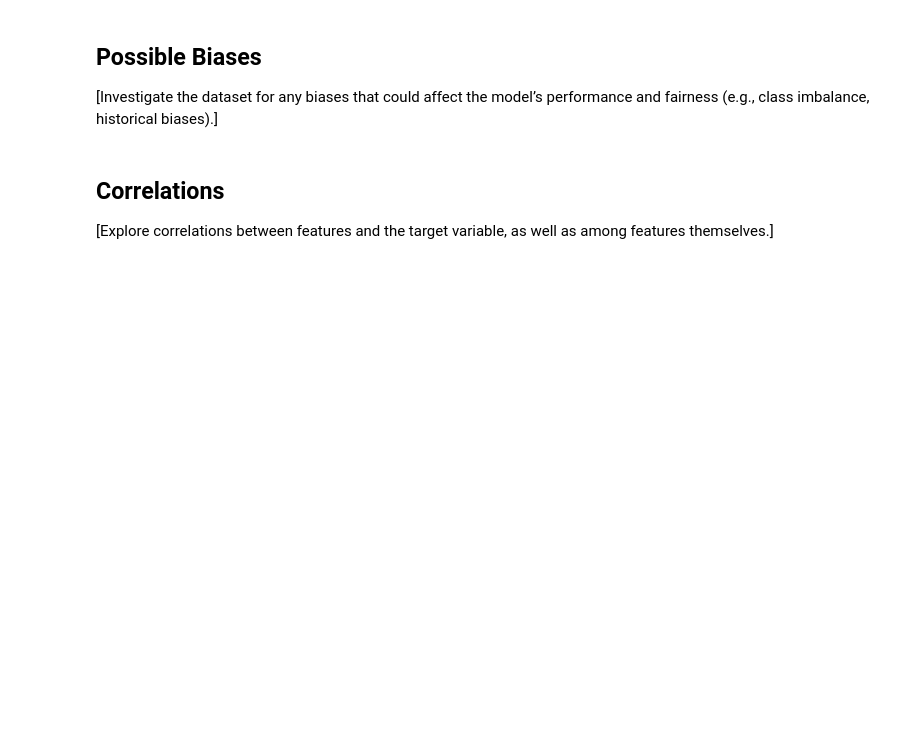
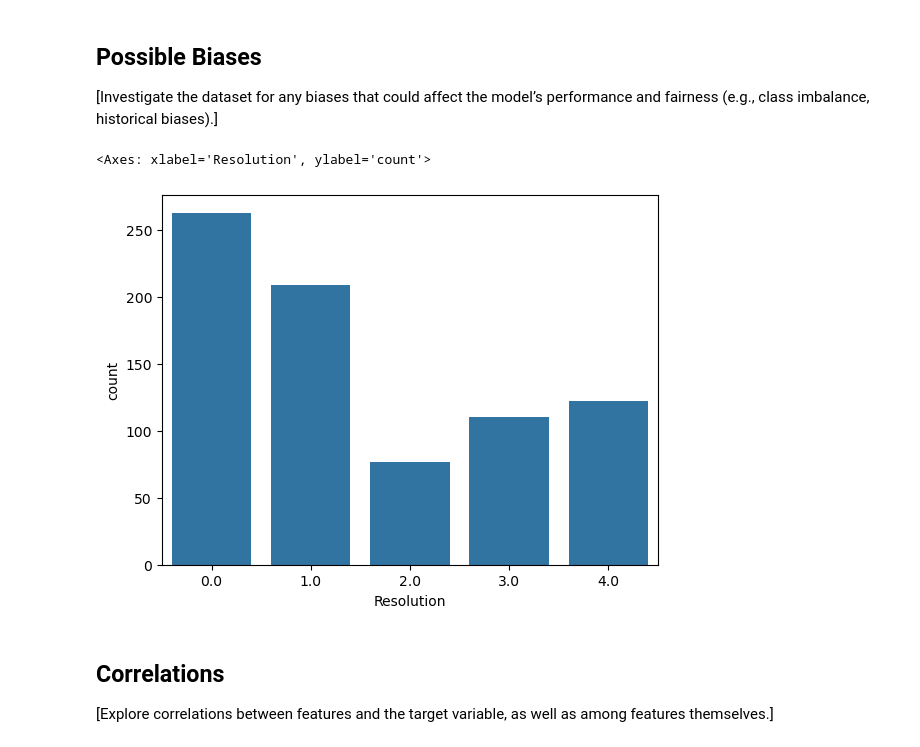
Before and after one commit to Torbus2025/photoemission_quality, a Jupyter notebook: 1_DatasetCharacteristics/exploratory_data_analysis.ipynb, the cells around one changed output. Drawn from its saved outputs; the diff is of its cells as text; code cells hidden in the pictures; blank space fills up the shorter version.

```diff
--- a/1_DatasetCharacteristics/exploratory_data_analysis.ipynb
+++ b/1_DatasetCharacteristics/exploratory_data_analysis.ipynb
@@ -98,3 +134,10 @@ AttributeError: 'NoneType' object has no attribute 'get'
+# %%
+def i_sum(df, sample_index):
+    return np.sum(df[:,:,sample_index])
+
+# Calculate intensity sum for each sample and add to labels_df
+intensity_sums = [i_sum(df, i) for i in range(num_samples)]
+labels_df['intensity_sum'] = intensity_sums
 # %% [markdown]
 ## Handling Missing Values
 
@@ -123,9 +175,13 @@ plt.show()
 [Investigate the dataset for any biases that could affect the model’s performance and fairness (e.g., class imbalance, historical biases).]
 # %%
 # Example: Checking for class imbalance in a classification problem
-# sns.countplot(x='target_variable', data=df)
+sns.countplot(x='Resolution', data=labels_df)
 
 # Your code to investigate possible biases goes here
+#
+# %% [output]
+<Axes: xlabel='Resolution', ylabel='count'>
+[figure, added]
 # %% [markdown]
 ## Correlations
 
```
Also changed, not shown: parts of 8 cells of this notebook.
